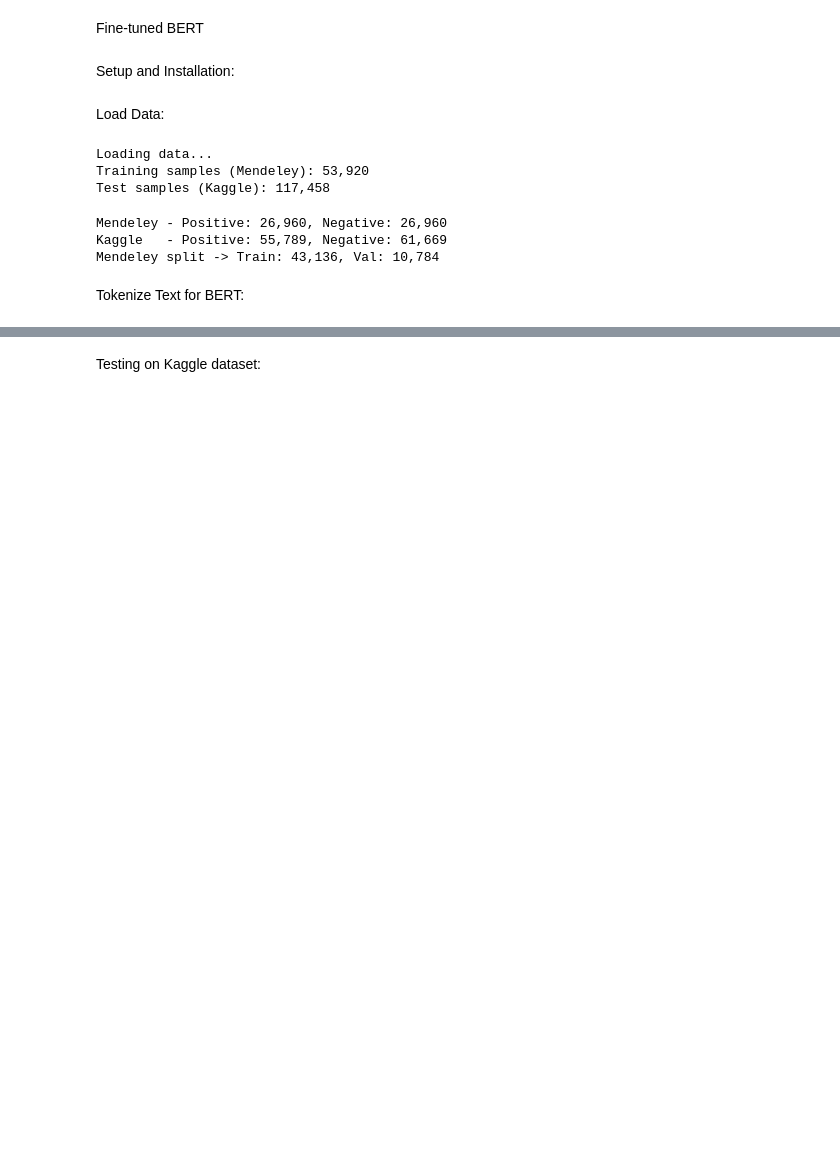
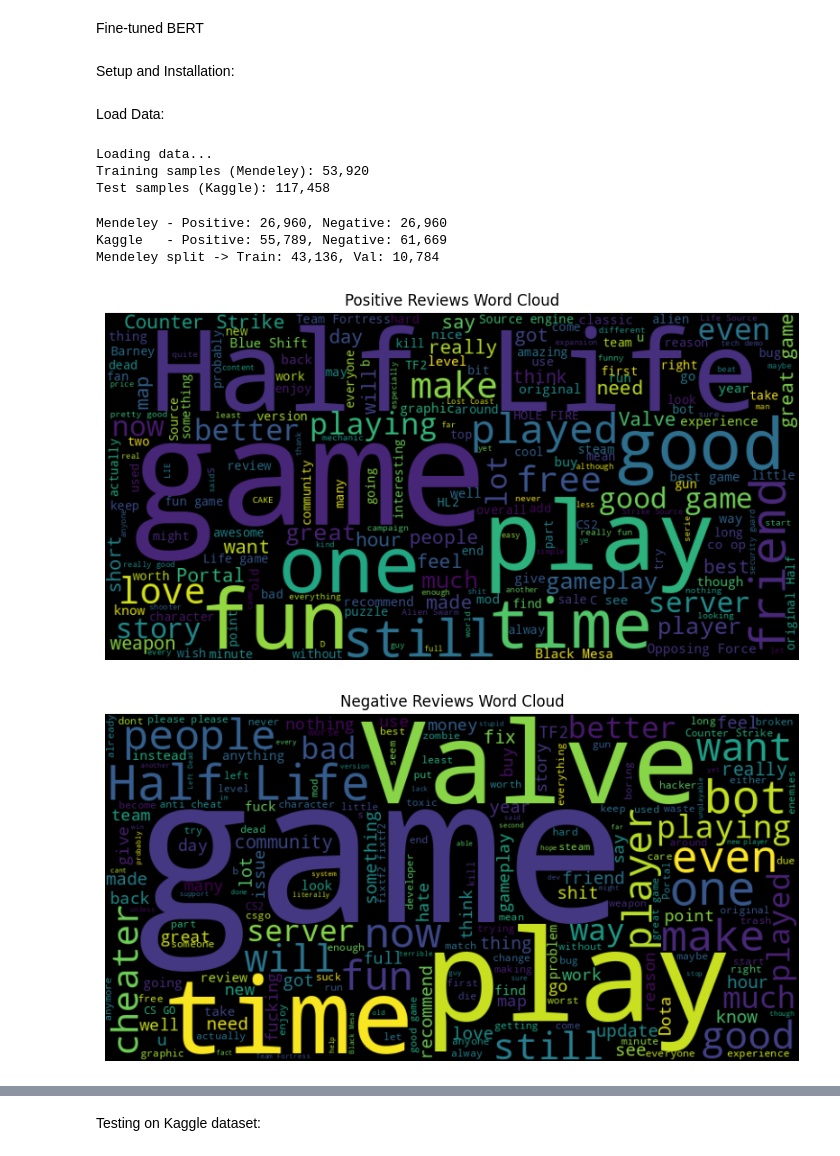
Before and after one commit to nickyphammy/HNY, a Jupyter notebook: models/BERT_FineTuned.ipynb, the cells around one changed output, grey strips where cells are left out. Cells and saved outputs as stored; diff of their text form; code cells hidden in the pictures; blank space fills up the shorter version.

```diff
--- a/models/BERT_FineTuned.ipynb
+++ b/models/BERT_FineTuned.ipynb
@@ -67,5 +68,26 @@ print(f"Mendeley split -> Train: {len(X_train):,}, Val: {len(X_val):,}")
 Mendeley - Positive: 26,960, Negative: 26,960
 Kaggle   - Positive: 55,789, Negative: 61,669
 Mendeley split -> Train: 43,136, Val: 10,784
-# %% [markdown]
-Tokenize Text for BERT:
+# %%
+# Word cloud data analysis:
+
+positive_reviews = [text for text, label in zip(X_test, y_test) if label == 1]
+negative_reviews = [text for text, label in zip(X_test, y_test) if label == 0]
+
+def generate_wordcloud(text,Title):
+    all_text = " ".join(text)
+    wordcloud = WordCloud(width=800,
+                          height=400,
+                          stopwords=set(STOPWORDS),
+                          background_color='black').generate(all_text)
+    plt.figure(figsize=(10, 5))
+    plt.imshow(wordcloud, interpolation='bilinear')
+    plt.axis("off")
+    plt.title(Title)
+    plt.show()
+
+generate_wordcloud(positive_reviews, "Positive Reviews Word Cloud")
+generate_wordcloud(negative_reviews, "Negative Reviews Word Cloud")
+# %% [output]
+[figure, added]
+[figure, added]
```
Also changed, not shown: parts of 10 cells of this notebook.
